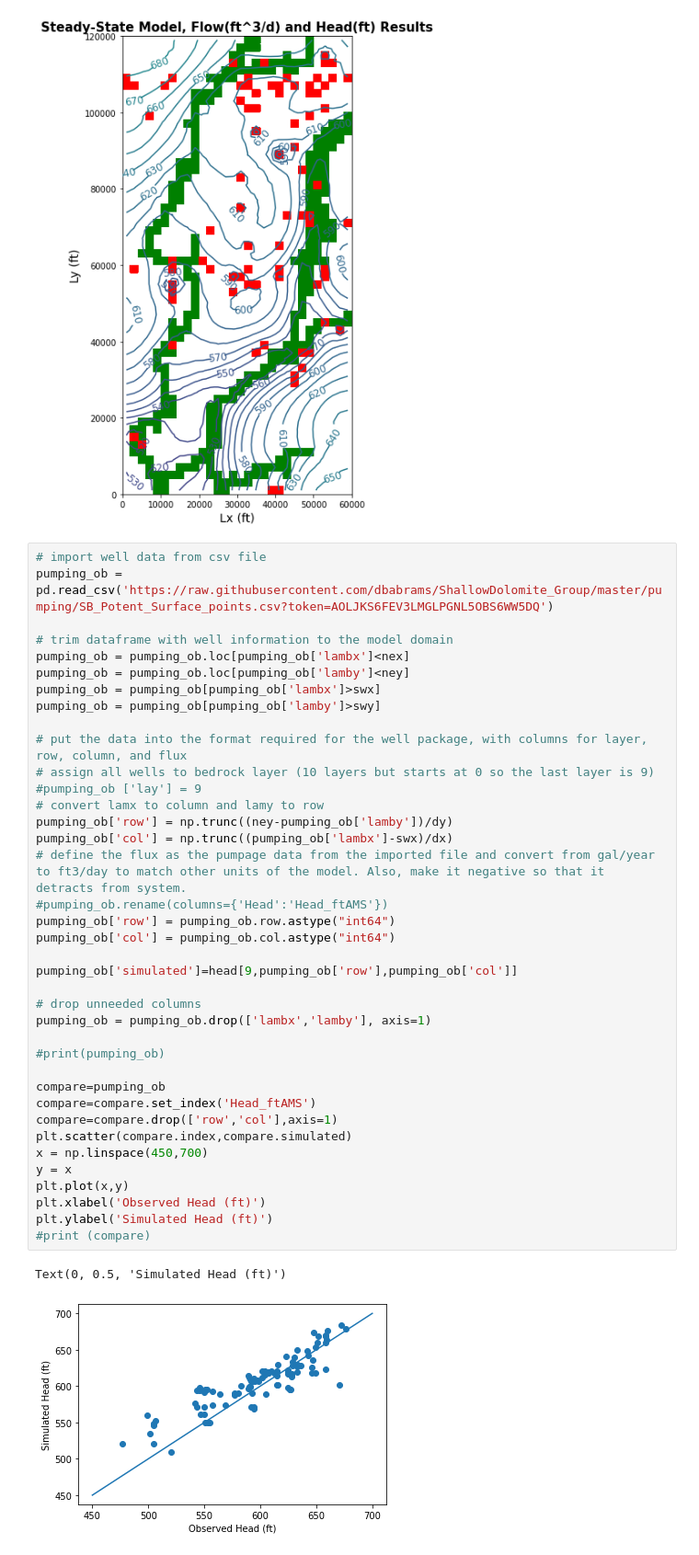
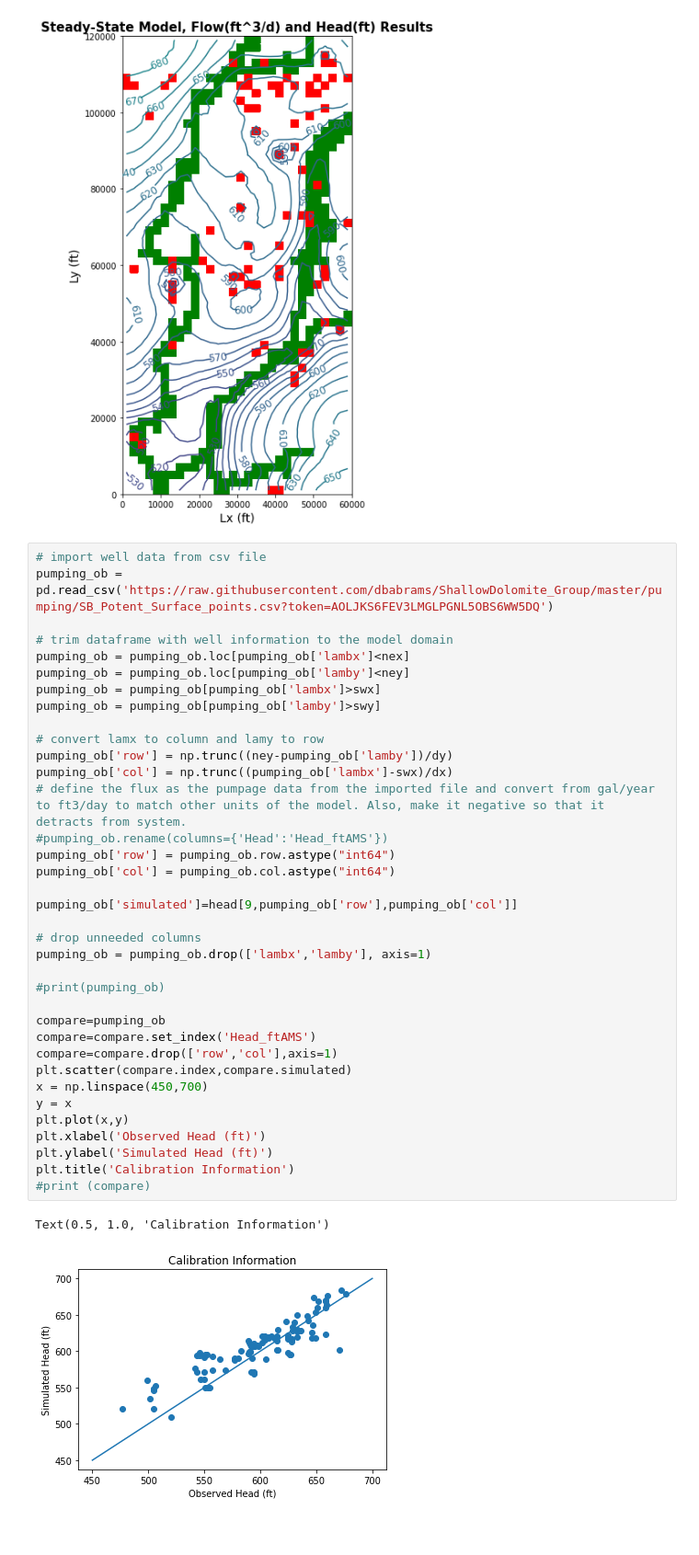
Before and after one commit to dbabrams/ShallowDolomite_Group, a Jupyter notebook: WillCounty_April26.ipynb, the cells around one changed output. Shown at 92% size. Cells and saved outputs as stored; diff of their text form; blank space fills up the shorter version.

```diff
--- a/WillCounty_April26.ipynb
+++ b/WillCounty_April26.ipynb
@@ -664,35 +664,33 @@ pumping_ob = pumping_ob.loc[pumping_ob['lambx']<nex]
 pumping_ob = pumping_ob.loc[pumping_ob['lamby']<ney]
 pumping_ob = pumping_ob[pumping_ob['lambx']>swx]
 pumping_ob = pumping_ob[pumping_ob['lamby']>swy]
 
-# put the data into the format required for the well package, with columns for layer, row, column, and flux
-# assign all wells to bedrock layer (10 layers but starts at 0 so the last layer is 9)
-#pumping_ob ['lay'] = 9
 # convert lamx to column and lamy to row
 pumping_ob['row'] = np.trunc((ney-pumping_ob['lamby'])/dy)
 pumping_ob['col'] = np.trunc((pumping_ob['lambx']-swx)/dx)
 # define the flux as the pumpage data from the imported file and convert from gal/year to ft3/day to match other units of the model. Also, make it negative so that it detracts from system.
 #pumping_ob.rename(columns={'Head':'Head_ftAMS'})
 pumping_ob['row'] = pumping_ob.row.astype("int64")
 pumping_ob['col'] = pumping_ob.col.astype("int64")
 
 pumping_ob['simulated']=head[9,pumping_ob['row'],pumping_ob['col']]
 
 # drop unneeded columns
 pumping_ob = pumping_ob.drop(['lambx','lamby'], axis=1)
 
 #print(pumping_ob)
 
 compare=pumping_ob
 compare=compare.set_index('Head_ftAMS')
 compare=compare.drop(['row','col'],axis=1)
 plt.scatter(compare.index,compare.simulated)
 x = np.linspace(450,700)
 y = x
 plt.plot(x,y)
 plt.xlabel('Observed Head (ft)')
 plt.ylabel('Simulated Head (ft)')
+plt.title('Calibration Information')
 #print (compare)
 # %% [output]
-Text(0, 0.5, 'Simulated Head (ft)')
+Text(0.5, 1.0, 'Calibration Information')
-[figure, old version]
+[figure, new version]
```
Also changed, not shown: parts of 1 cell of this notebook.
